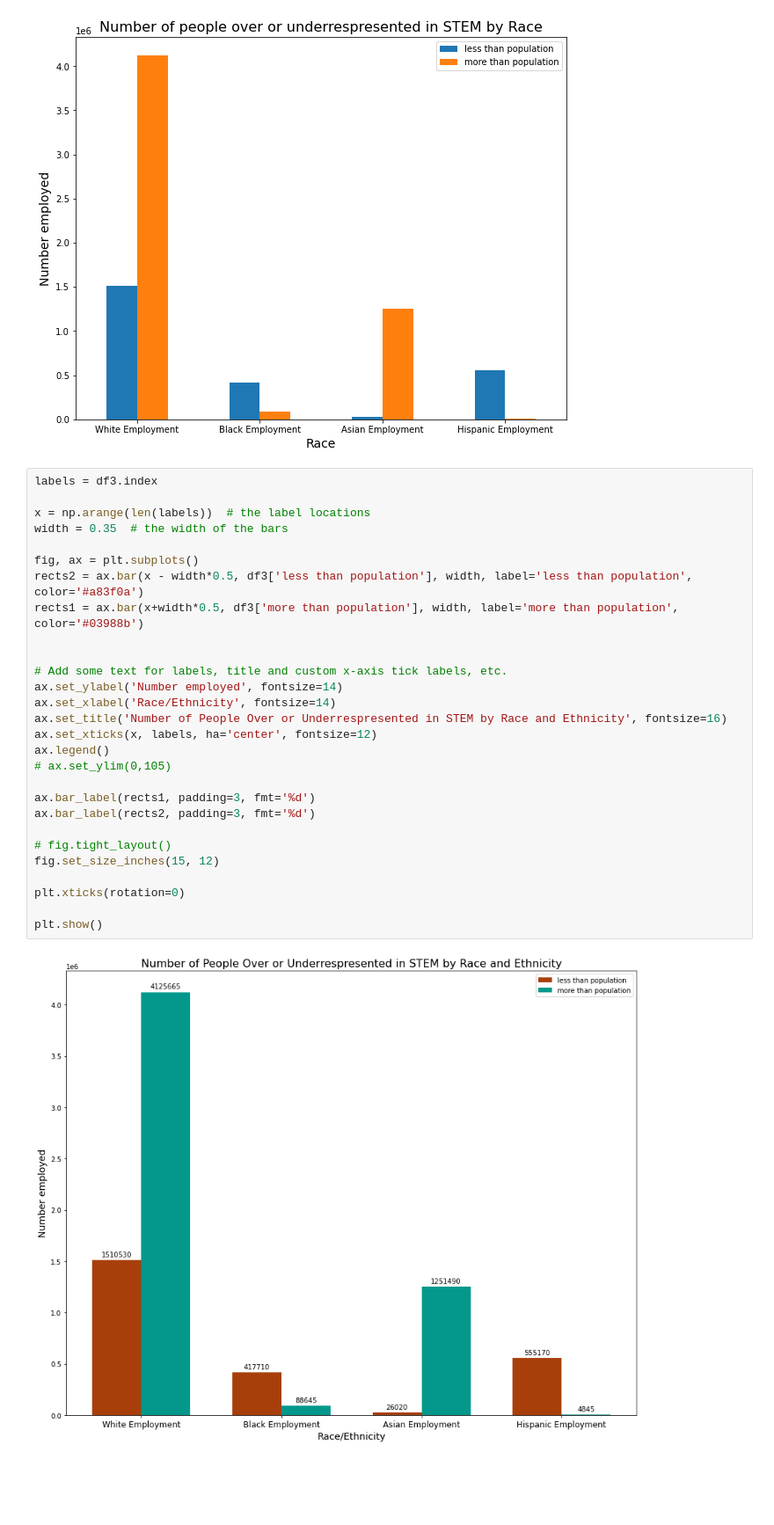
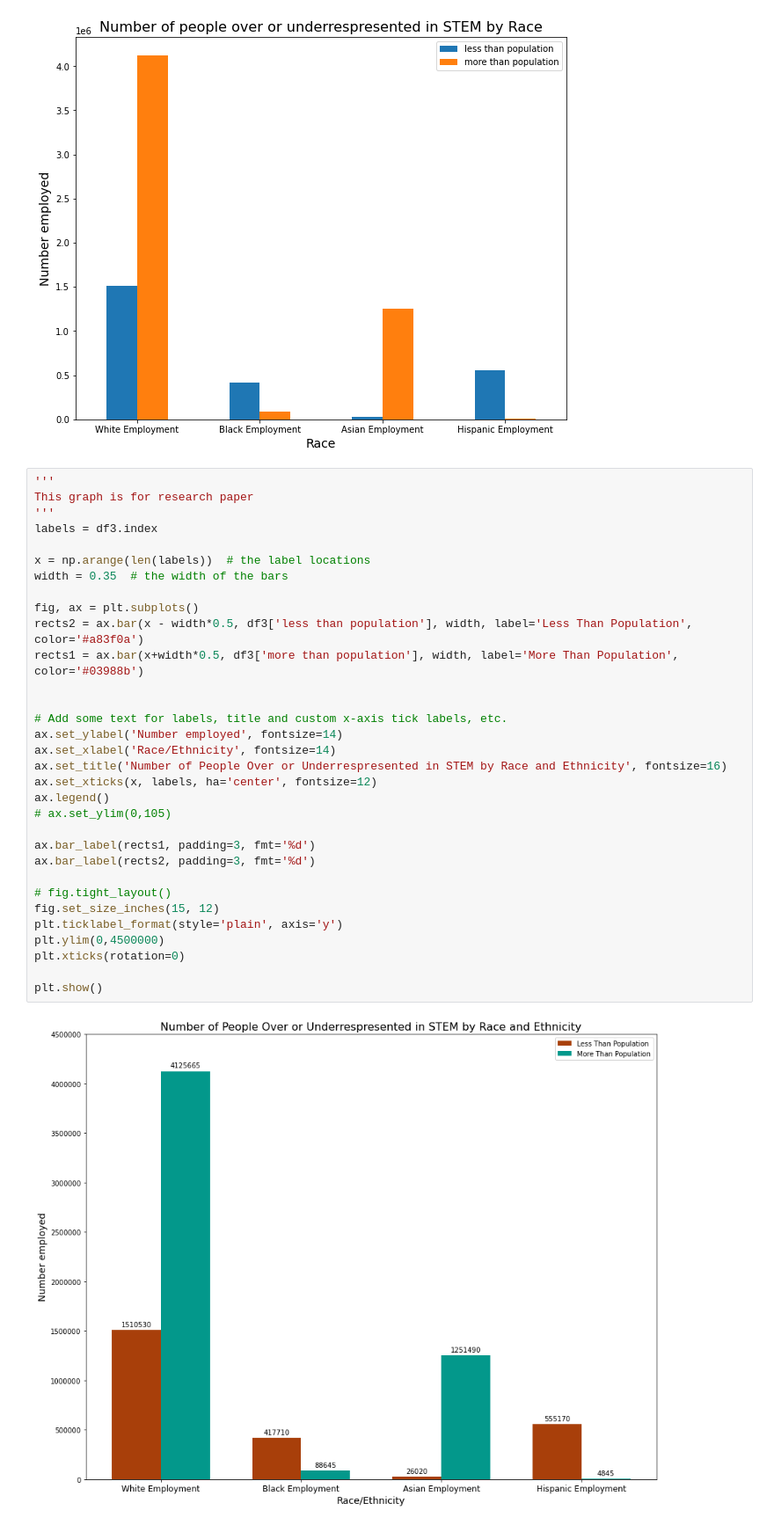
Before and after one commit to sripal565/srikar-exl-2022, a Jupyter notebook: notebooks/job_analysis.ipynb, the cells around one changed output. Shown at 88% size. Saved outputs shown, nothing was run; the diff lists cells and outputs as text; blank space fills up the shorter version.

```diff
--- a/notebooks/job_analysis.ipynb
+++ b/notebooks/job_analysis.ipynb
@@ -236,32 +307,36 @@ plt.show()
 # %% [output]
 [figure]
 # %%
+'''
+This graph is for research paper
+'''
 labels = df3.index
 
 x = np.arange(len(labels))  # the label locations
 width = 0.35  # the width of the bars
 
 fig, ax = plt.subplots()
-rects2 = ax.bar(x - width*0.5, df3['less than population'], width, label='less than population', color='#a83f0a')
-rects1 = ax.bar(x+width*0.5, df3['more than population'], width, label='more than population', color='#03988b')
+rects2 = ax.bar(x - width*0.5, df3['less than population'], width, label='Less Than Population', color='#a83f0a')
+rects1 = ax.bar(x+width*0.5, df3['more than population'], width, label='More Than Population', color='#03988b')
 
 
 # Add some text for labels, title and custom x-axis tick labels, etc.
 ax.set_ylabel('Number employed', fontsize=14)
 ax.set_xlabel('Race/Ethnicity', fontsize=14)
 ax.set_title('Number of People Over or Underrespresented in STEM by Race and Ethnicity', fontsize=16)
 ax.set_xticks(x, labels, ha='center', fontsize=12)
 ax.legend()
 # ax.set_ylim(0,105)
 
 ax.bar_label(rects1, padding=3, fmt='%d')
 ax.bar_label(rects2, padding=3, fmt='%d')
 
 # fig.tight_layout()
 fig.set_size_inches(15, 12)
-
+plt.ticklabel_format(style='plain', axis='y')
+plt.ylim(0,4500000)
 plt.xticks(rotation=0)
 
 plt.show()
 # %% [output]
-[figure, old version]
+[figure, new version]
```
Also changed, not shown: parts of 5 cells of this notebook, 2 other files.
